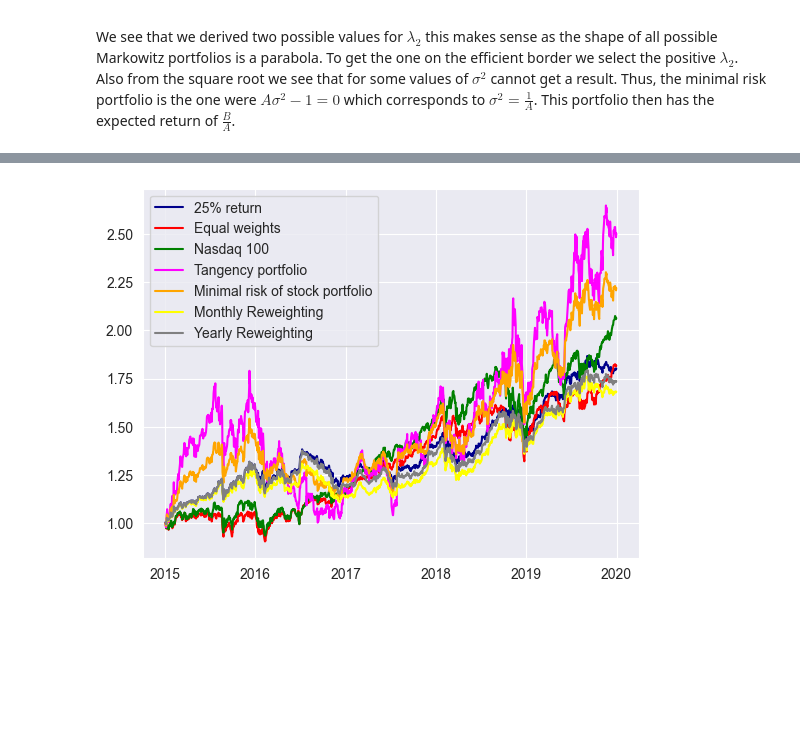
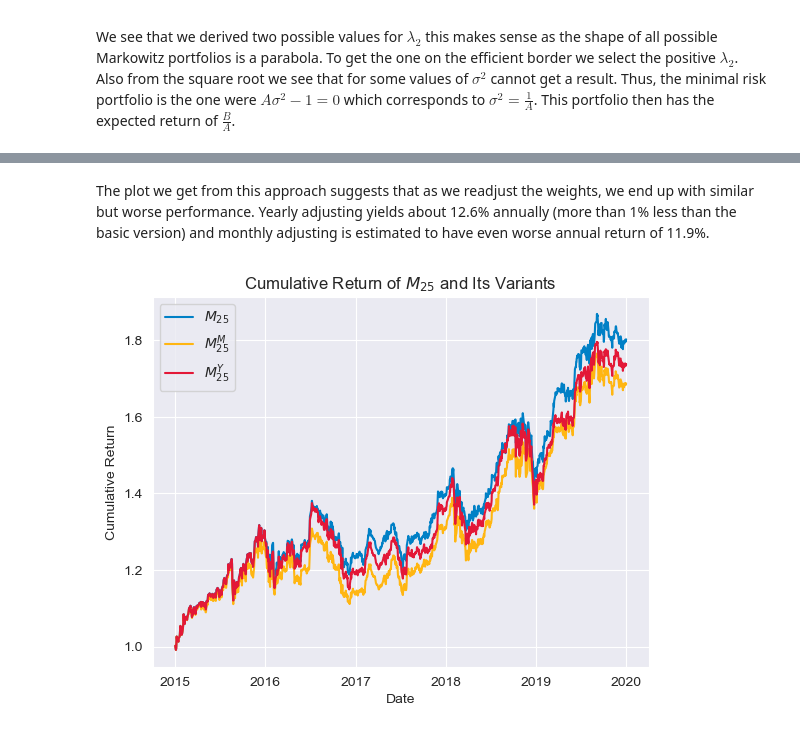
Before and after one commit to Maertine/PersonalPortfolio, a Jupyter notebook: MarkowitzModels-Nasdaq100/Notebook.ipynb, the cells around one changed output, grey strips where cells are left out. Cells and saved outputs as stored; diff of their text form; code cells hidden in the pictures; blank space fills up the shorter version.

```diff
--- a/MarkowitzModels-Nasdaq100/Notebook.ipynb
+++ b/MarkowitzModels-Nasdaq100/Notebook.ipynb
@@ -476,7 +482,14 @@ plt.show()
 # %%
+## Calculating the weights using previously derived formulae
 wanted_return = 0.25
-delta_1 = A * (C - wanted_return * B) / D
-delta_2 = B * (wanted_return * A - B) / D
-wanted_return_weights = delta_1 * x_G + delta_2 * x_q
+delta_1 = (C - B * wanted_return) / D
+delta_2 = (A * wanted_return - B) / D
+mu25_weights = inverse_covariance_matrix @ (delta_1 * np.ones(number_of_stocks) + delta_2 * annual_mean_returns)
 
-stocks_weights = pd.DataFrame({'Stock':tickers,'Weight':wanted_return_weights})
+## We put the weights into a data frame and then sort them by the magnitude of the position (long or short)
+stocks_weights = pd.DataFrame({'Stock':tickers,'Weight':mu25_weights})
+stocks_weights['Long or Short'] = np.sign(stocks_weights.Weight)
+stocks_weights['Absolute Weight'] = np.abs(stocks_weights.Weight)
+stocks_weights['Return'] = annual_mean_returns
+stocks_weights['Risk'] = np.diag(covariance_matrix)
+stocks_weights.sort_values(by='Absolute Weight', ascending=False, inplace=True)
@@ -504,5 +566,4 @@ DatetimeIndex(['2010-01-04', '2010-01-05', '2010-01-06', '2010-01-07',
 # %%
-stock = stocks_prices[0]
 mask = stock.index >= '2014-12-31' # Returns are one shorter
 dates = list(set(stock[mask].index))
 dates.sort()
@@ -646,4 +755,8 @@ for date in reweighting_dates[1:]:
 wanted_return_monthly_weights = pd.read_csv('wanted_return_monthly_weights.csv',index_col=0)
 wanted_return_monthly_weights.columns = reweighting_dates
 
-daily_monthly_weights = wanted_return_monthly_weights.T.reindex(pd.date_range('2015-01-01', '2019-12-31', freq='D')).ffill().reindex(dates[1:])
+## Here we calculate the weights for every single day so then we can calculate the returns
+mu25_M_weights = wanted_return_monthly_weights.T.reindex(pd.date_range('2015-01-01', '2019-12-31', freq='D')).ffill().reindex(dates[1:])
+
+## Calculating the returns for the monthly version
+mu25_M_returns = pd.DataFrame(np.diag(returns @ mu25_M_weights.T),index=dates[1:])
@@ -652,19 +763,21 @@ wanted_return_monthly_returns = pd.DataFrame(np.diag(returns @ daily_monthly_wei
 # %%
+## We do the same but only using the columns corresponding to January
 wanted_return_yearly_weights = pd.read_csv('wanted_return_monthly_weights.csv',index_col=0)[['2015-1', '2016-1', '2017-1', '2018-1', '2019-1']]
 wanted_return_yearly_weights.columns = pd.date_range('2015-01-01', '2019-12-31', freq='YS')
 
-daily_yearly_weights = wanted_return_yearly_weights.T.reindex(pd.date_range('2015-01-01', '2019-12-31', freq='D')).ffill().reindex(dates[1:])
+mu25_Y_weights = wanted_return_yearly_weights.T.reindex(pd.date_range('2015-01-01', '2019-12-31', freq='D')).ffill().reindex(dates[1:])
 
-wanted_return_yearly_returns = pd.DataFrame(np.diag(returns @ daily_yearly_weights.T),index=dates[1:])
+mu25_Y_returns = pd.DataFrame(np.diag(returns @ mu25_Y_weights.T),index=dates[1:])
+# %% [markdown]
+The plot we get from this approach suggests that as we readjust the weights, we end up with similar but worse performance. Yearly adjusting yields about 12.6% annually (more than 1% less than the basic version) and monthly adjusting is estimated to have even worse annual return of 11.9%.
 # %%
-plt.plot((1 + returns @ wanted_return_weights).cumprod(),color='darkblue',label='25% return')
-plt.plot((1 + returns @ np.ones(number_of_stocks)/number_of_stocks).cumprod(),color='red',label='Equal weights')
-plt.plot((1+nasdaq_100_returns).cumprod(),color='green',label='Nasdaq 100')
-plt.plot((1 + returns @ tangency_portfolio_weights).cumprod(),color='magenta',label='Tangency portfolio')
-plt.plot((1 + returns @ wanted_risk_weights).cumprod(),color='orange',label='Minimal risk of stock portfolio')
-plt.plot((1 + wanted_return_monthly_returns).cumprod(),color='yellow',label='Monthly Reweighting')
-plt.plot((1 + wanted_return_yearly_returns).cumprod(),color='gray',label='Yearly Reweighting')
+plt.plot((1 + returns @ mu25_weights).cumprod(),color='#0080C6',label='$M_{25}$')
+plt.plot((1 + mu25_M_returns).cumprod(),color='#FFB612',label='$M_{25}^M$')
+plt.plot((1 + mu25_Y_returns).cumprod(),color='#E31837',label='$M_{25}^Y$')
 plt.legend()
+plt.ylabel('Cumulative Return')
+plt.xlabel('Date')
+plt.title('Cumulative Return of $M_{25}$ and Its Variants')
 plt.show()
 # %% [output]
-[figure, old version]
+[figure, new version]
```
Also changed, not shown: parts of 62 cells of this notebook.
